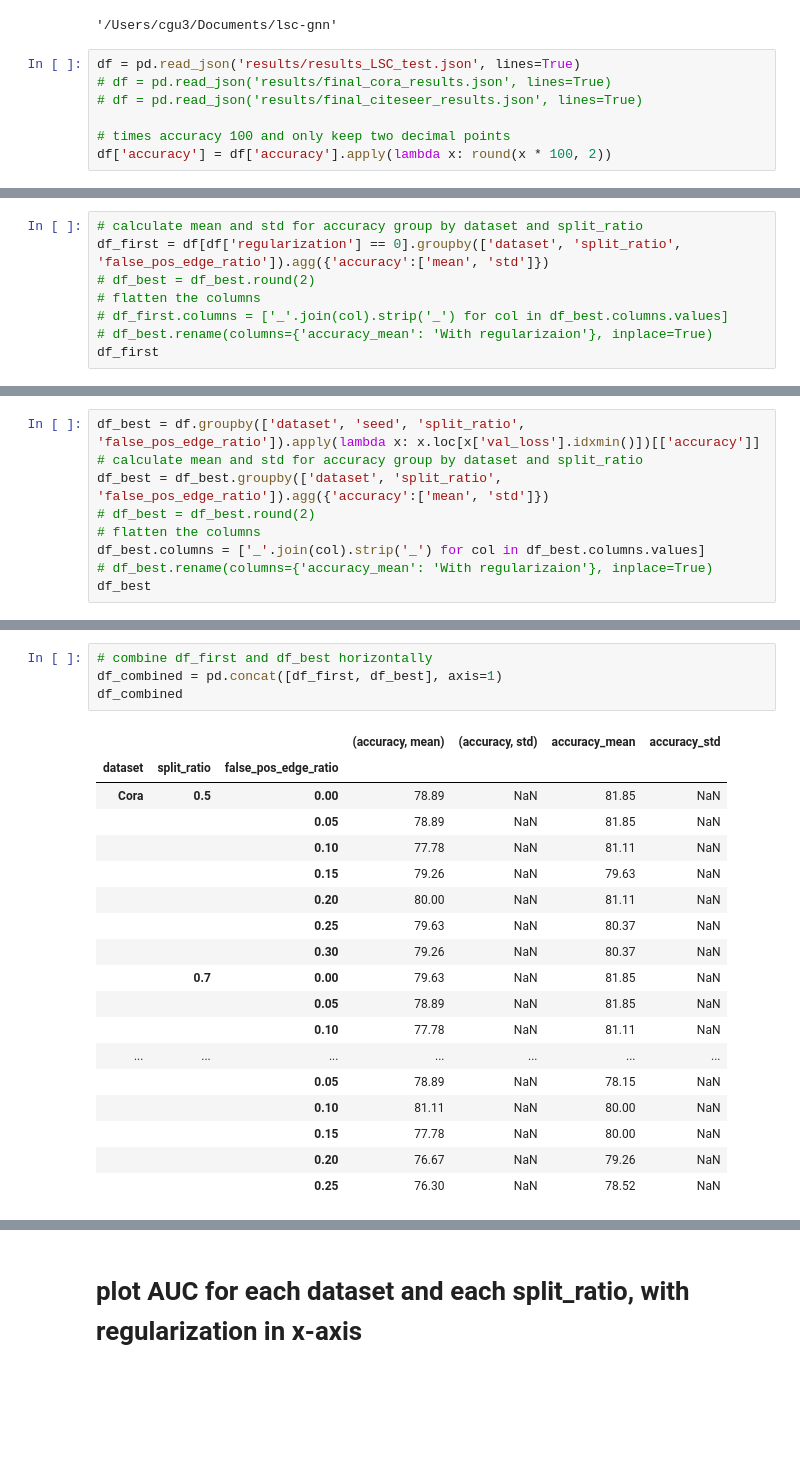
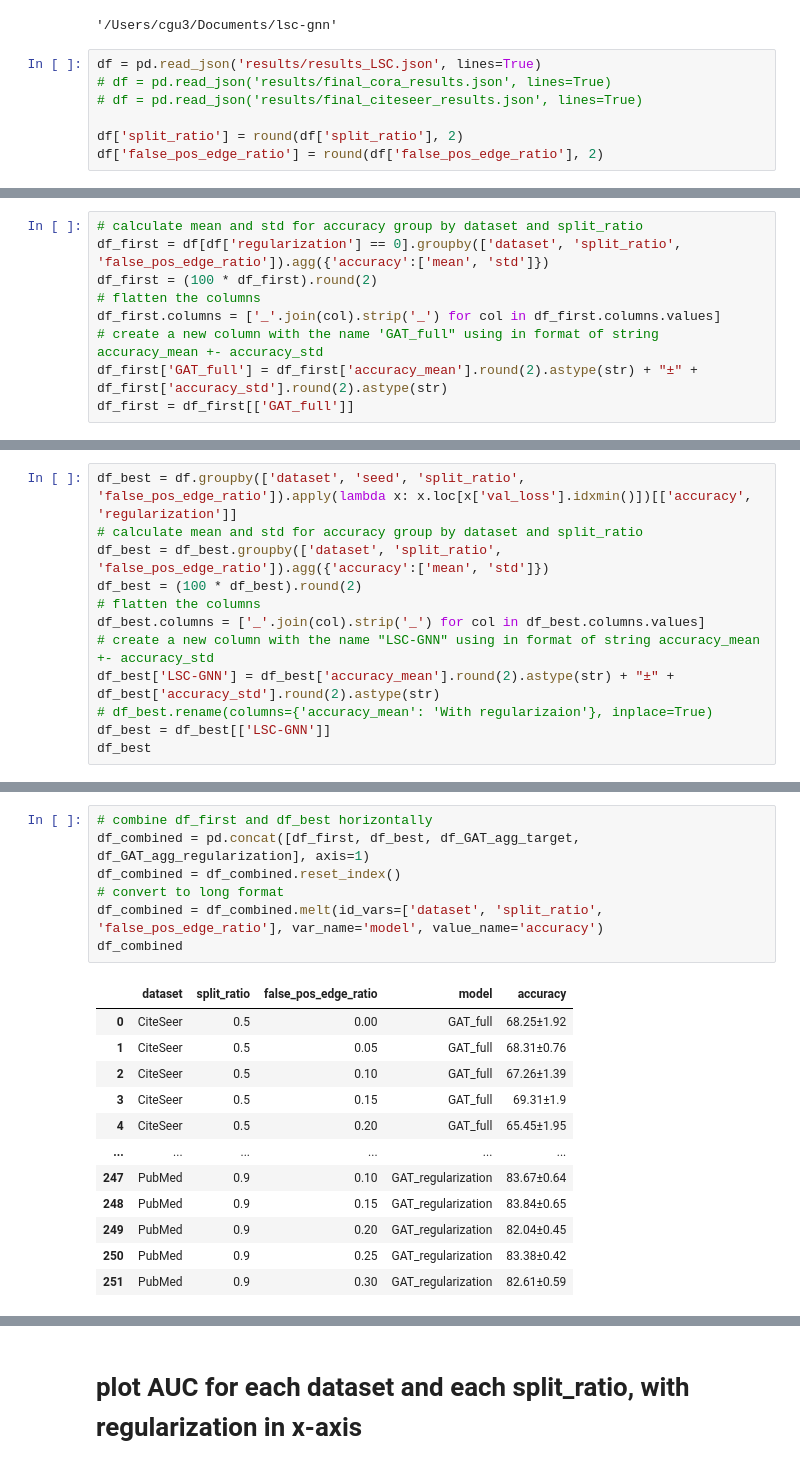
Before and after one commit to FDUguchunhui/latent-space-constraint-GNN, a Jupyter notebook: notebook/analysis/aggregation.ipynb, the cells around one changed output, grey strips where cells are left out. Drawn from its saved outputs; the diff is of its cells as text; blank space fills up the shorter version.

```diff
--- a/notebook/analysis/aggregation.ipynb
+++ b/notebook/analysis/aggregation.ipynb
@@ -11,12 +11,12 @@ import matplotlib.pyplot as plt
 /Users/cgu3/Documents/lsc-gnn
 '/Users/cgu3/Documents/lsc-gnn'
 # %%
-df = pd.read_json('results/results_LSC_test.json', lines=True)
+df = pd.read_json('results/results_LSC.json', lines=True)
 # df = pd.read_json('results/final_cora_results.json', lines=True)
 # df = pd.read_json('results/final_citeseer_results.json', lines=True)
 
-# times accuracy 100 and only keep two decimal points
-df['accuracy'] = df['accuracy'].apply(lambda x: round(x * 100, 2))
+df['split_ratio'] = round(df['split_ratio'], 2)
+df['false_pos_edge_ratio'] = round(df['false_pos_edge_ratio'], 2)
 # %%
 df
 # %% [output]
@@ -36,8 +36,9 @@ df
 # %%
 # calculate mean and std for accuracy group by dataset and split_ratio
 df_first = df[df['regularization'] == 0].groupby(['dataset', 'split_ratio', 'false_pos_edge_ratio']).agg({'accuracy':['mean', 'std']})
-# df_best = df_best.round(2)
+df_first = (100 * df_first).round(2)
 # flatten the columns
-# df_first.columns = ['_'.join(col).strip('_') for col in df_best.columns.values]
-# df_best.rename(columns={'accuracy_mean': 'With regularizaion'}, inplace=True)
-df_first
+df_first.columns = ['_'.join(col).strip('_') for col in df_first.columns.values]
+# create a new column with the name 'GAT_full" using in format of string accuracy_mean +- accuracy_std
+df_first['GAT_full'] = df_first['accuracy_mean'].round(2).astype(str) + "±" + df_first['accuracy_std'].round(2).astype(str)
+df_first = df_first[['GAT_full']]
@@ -64,10 +53,13 @@ df_first
 # %%
-df_best = df.groupby(['dataset', 'seed', 'split_ratio', 'false_pos_edge_ratio']).apply(lambda x: x.loc[x['val_loss'].idxmin()])[['accuracy']]
+df_best = df.groupby(['dataset', 'seed', 'split_ratio', 'false_pos_edge_ratio']).apply(lambda x: x.loc[x['val_loss'].idxmin()])[['accuracy', 'regularization']]
 # calculate mean and std for accuracy group by dataset and split_ratio
 df_best = df_best.groupby(['dataset', 'split_ratio', 'false_pos_edge_ratio']).agg({'accuracy':['mean', 'std']})
-# df_best = df_best.round(2)
+df_best = (100 * df_best).round(2)
 # flatten the columns
 df_best.columns = ['_'.join(col).strip('_') for col in df_best.columns.values]
+# create a new column with the name "LSC-GNN" using in format of string accuracy_mean +- accuracy_std
+df_best['LSC-GNN'] = df_best['accuracy_mean'].round(2).astype(str) + "±" + df_best['accuracy_std'].round(2).astype(str)
 # df_best.rename(columns={'accuracy_mean': 'With regularizaion'}, inplace=True)
+df_best = df_best[['LSC-GNN']]
 df_best
 # %% [output]
@@ -92,23 +80,20 @@ df_best
 # %%
 # combine df_first and df_best horizontally
-df_combined = pd.concat([df_first, df_best], axis=1)
+df_combined = pd.concat([df_first, df_best, df_GAT_agg_target, df_GAT_agg_regularization], axis=1)
+df_combined = df_combined.reset_index()
+# convert to long format
+df_combined = df_combined.melt(id_vars=['dataset', 'split_ratio', 'false_pos_edge_ratio'], var_name='model', value_name='accuracy')
 df_combined
 # %% [output]
-|  |  |  | (accuracy, mean) | (accuracy, std) | accuracy_mean | accuracy_std |
-| dataset | split_ratio | false_pos_edge_ratio |  |  |  |  |
-| Cora | 0.5 | 0.00 | 78.89 | NaN | 81.85 | NaN |
-|  |  | 0.05 | 78.89 | NaN | 81.85 | NaN |
-|  |  | 0.10 | 77.78 | NaN | 81.11 | NaN |
-|  |  | 0.15 | 79.26 | NaN | 79.63 | NaN |
-|  |  | 0.20 | 80.00 | NaN | 81.11 | NaN |
-|  |  | 0.25 | 79.63 | NaN | 80.37 | NaN |
-|  |  | 0.30 | 79.26 | NaN | 80.37 | NaN |
-|  | 0.7 | 0.00 | 79.63 | NaN | 81.85 | NaN |
-|  |  | 0.05 | 78.89 | NaN | 81.85 | NaN |
-|  |  | 0.10 | 77.78 | NaN | 81.11 | NaN |
-| ... | ... | ... | ... | ... | ... | ... |
-|  |  | 0.05 | 78.89 | NaN | 78.15 | NaN |
-|  |  | 0.10 | 81.11 | NaN | 80.00 | NaN |
-|  |  | 0.15 | 77.78 | NaN | 80.00 | NaN |
-|  |  | 0.20 | 76.67 | NaN | 79.26 | NaN |
-|  |  | 0.25 | 76.30 | NaN | 78.52 | NaN |
+|  | dataset | split_ratio | false_pos_edge_ratio | model | accuracy |
+| 0 | CiteSeer | 0.5 | 0.00 | GAT_full | 68.25±1.92 |
+| 1 | CiteSeer | 0.5 | 0.05 | GAT_full | 68.31±0.76 |
+| 2 | CiteSeer | 0.5 | 0.10 | GAT_full | 67.26±1.39 |
+| 3 | CiteSeer | 0.5 | 0.15 | GAT_full | 69.31±1.9 |
+| 4 | CiteSeer | 0.5 | 0.20 | GAT_full | 65.45±1.95 |
+| ... | ... | ... | ... | ... | ... |
+| 247 | PubMed | 0.9 | 0.10 | GAT_regularization | 83.67±0.64 |
+| 248 | PubMed | 0.9 | 0.15 | GAT_regularization | 83.84±0.65 |
+| 249 | PubMed | 0.9 | 0.20 | GAT_regularization | 82.04±0.45 |
+| 250 | PubMed | 0.9 | 0.25 | GAT_regularization | 83.38±0.42 |
+| 251 | PubMed | 0.9 | 0.30 | GAT_regularization | 82.61±0.59 |
```
Also changed, not shown: parts of 11 cells of this notebook, 2 other files.
